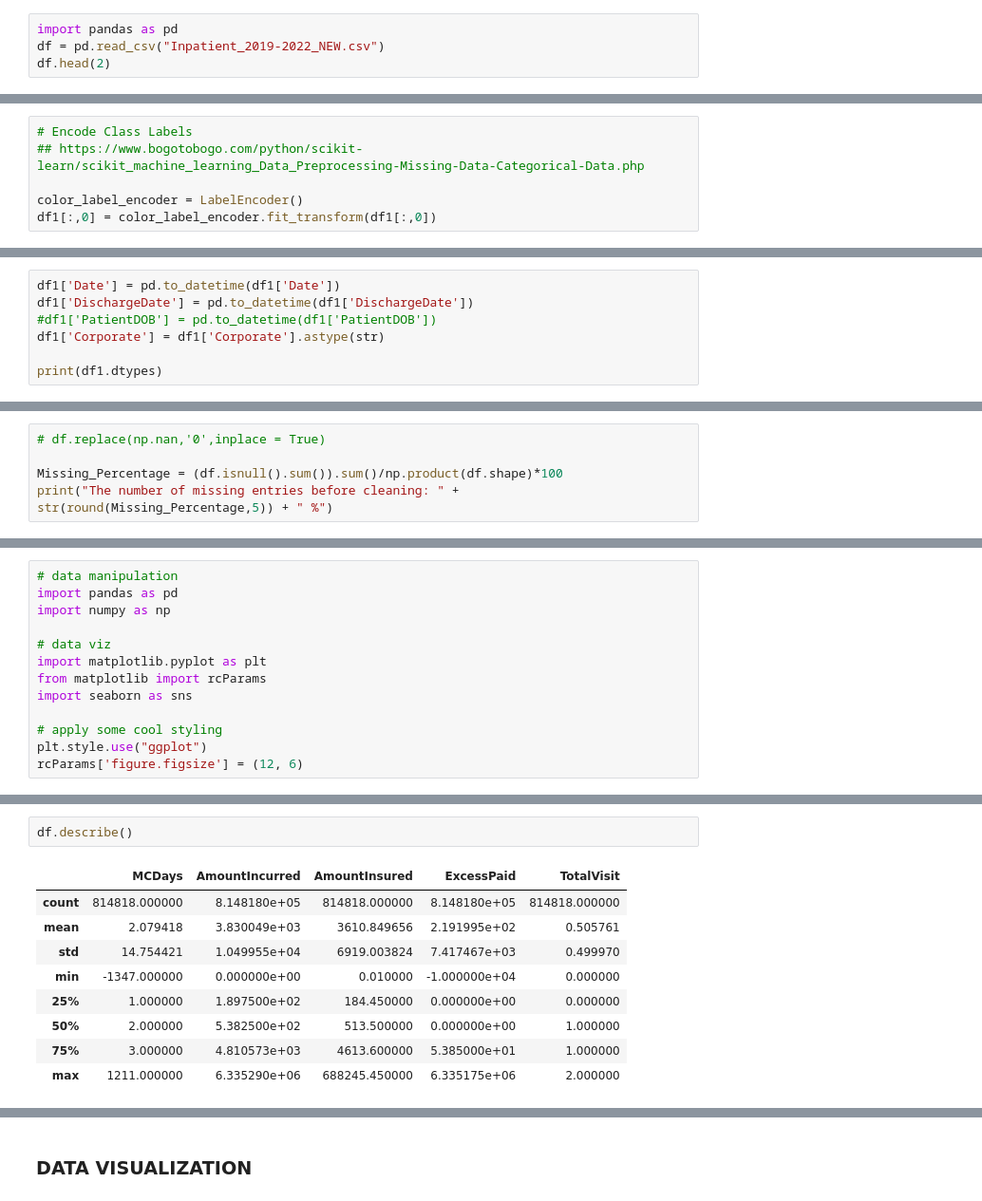
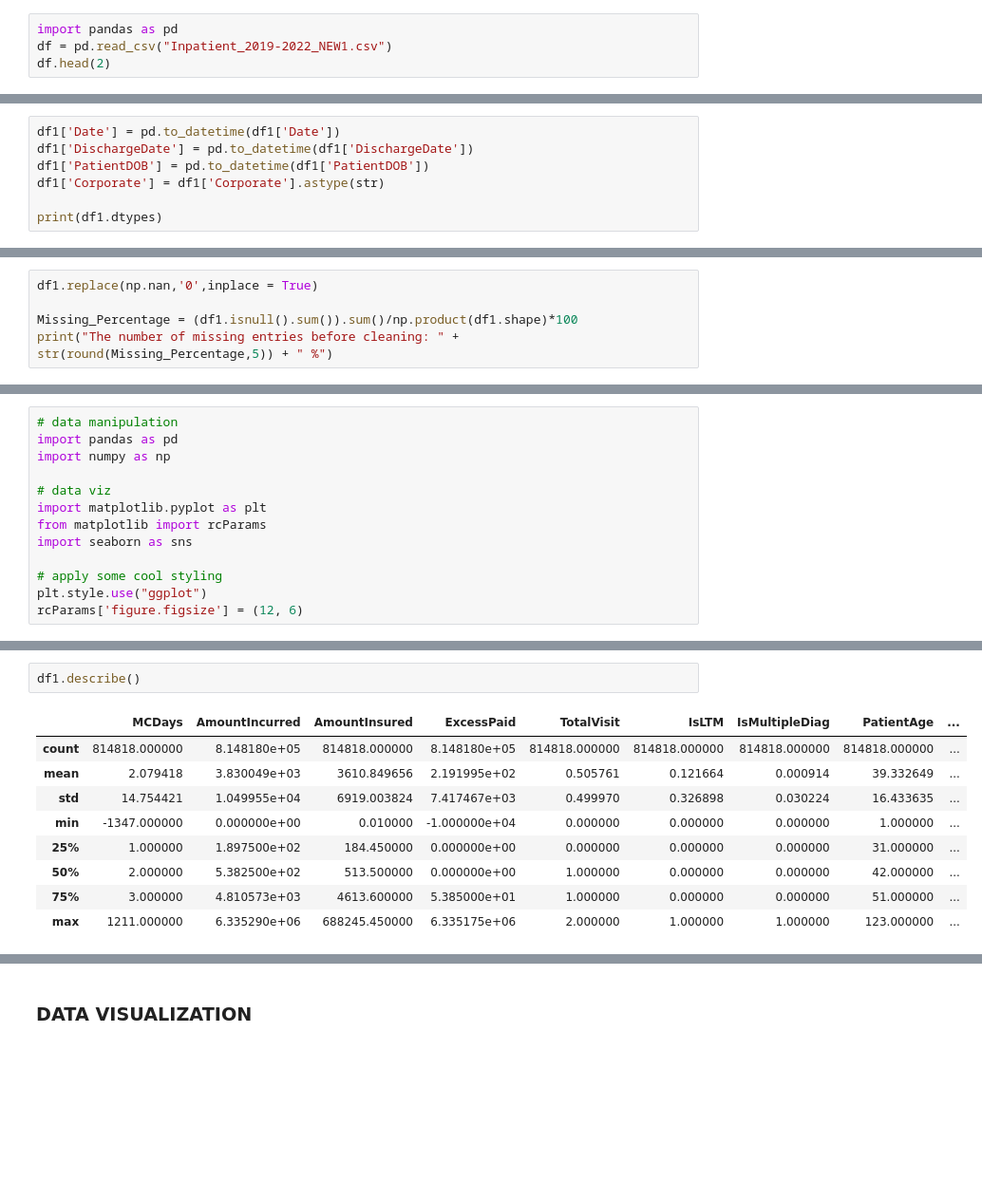
Before and after one commit to AngieChong/Research-Paper, a Jupyter notebook: P2_Prediction_of_Inpatient_Cost.ipynb, the cells around one changed output, grey strips where cells are left out. Shown at 95% size. Cells and saved outputs as stored; diff of their text form; blank space fills up the shorter version.

```diff
--- a/P2_Prediction_of_Inpatient_Cost.ipynb
+++ b/P2_Prediction_of_Inpatient_Cost.ipynb
@@ -17,5 +17,5 @@ User uploaded file "Inpatient_2019-2022_NEW.csv" with length 292638384 bytes
 # %%
 import pandas as pd
-df = pd.read_csv("Inpatient_2019-2022_NEW.csv")
+df = pd.read_csv("Inpatient_2019-2022_NEW1.csv")
 df.head(2)
 # %% [output]
@@ -78,10 +78,4 @@ df1.head(3)
 3 rows × 31 columns
-# %%
-# Encode Class Labels
-## https://www.bogotobogo.com/python/scikit-learn/scikit_machine_learning_Data_Preprocessing-Missing-Data-Categorical-Data.php
-
-color_label_encoder = LabelEncoder()
-df1[:,0] = color_label_encoder.fit_transform(df1[:,0])
 # %% [markdown]
 ### Change Data Types
 # %%
@@ -107,7 +101,7 @@ dtype: object
 # %%
 df1['Date'] = pd.to_datetime(df1['Date'])
 df1['DischargeDate'] = pd.to_datetime(df1['DischargeDate'])
-#df1['PatientDOB'] = pd.to_datetime(df1['PatientDOB'])
+df1['PatientDOB'] = pd.to_datetime(df1['PatientDOB'])
 df1['Corporate'] = df1['Corporate'].astype(str)
 
 print(df1.dtypes)
@@ -254,9 +252,9 @@ df1.MCDays.isnull().sum()
 # %% [output]
 0
 # %%
-# df.replace(np.nan,'0',inplace = True)
+df1.replace(np.nan,'0',inplace = True)
 
-Missing_Percentage = (df.isnull().sum()).sum()/np.product(df.shape)*100
+Missing_Percentage = (df1.isnull().sum()).sum()/np.product(df1.shape)*100
 print("The number of missing entries before cleaning: " + str(round(Missing_Percentage,5)) + " %")
 # %% [output]
 The number of missing entries before cleaning: 0.0 %
@@ -355,14 +353,14 @@ dtypes: datetime64[ns](1), float64(4), int64(2), object(24)
 memory usage: 192.7+ MB
 # %%
-df.describe()
+df1.describe()
 # %% [output]
-|  | MCDays | AmountIncurred | AmountInsured | ExcessPaid | TotalVisit |
-| count | 814818.000000 | 8.148180e+05 | 814818.000000 | 8.148180e+05 | 814818.000000 |
-| mean | 2.079418 | 3.830049e+03 | 3610.849656 | 2.191995e+02 | 0.505761 |
-| std | 14.754421 | 1.049955e+04 | 6919.003824 | 7.417467e+03 | 0.499970 |
-| min | -1347.000000 | 0.000000e+00 | 0.010000 | -1.000000e+04 | 0.000000 |
-| 25% | 1.000000 | 1.897500e+02 | 184.450000 | 0.000000e+00 | 0.000000 |
-| 50% | 2.000000 | 5.382500e+02 | 513.500000 | 0.000000e+00 | 1.000000 |
-| 75% | 3.000000 | 4.810573e+03 | 4613.600000 | 5.385000e+01 | 1.000000 |
-| max | 1211.000000 | 6.335290e+06 | 688245.450000 | 6.335175e+06 | 2.000000 |
+|  | MCDays | AmountIncurred | AmountInsured | ExcessPaid | TotalVisit | IsLTM | IsMultipleDiag | PatientAge | ... |
+| count | 814818.000000 | 8.148180e+05 | 814818.000000 | 8.148180e+05 | 814818.000000 | 814818.000000 | 814818.000000 | 814818.000000 | ... |
+| mean | 2.079418 | 3.830049e+03 | 3610.849656 | 2.191995e+02 | 0.505761 | 0.121664 | 0.000914 | 39.332649 | ... |
+| std | 14.754421 | 1.049955e+04 | 6919.003824 | 7.417467e+03 | 0.499970 | 0.326898 | 0.030224 | 16.433635 | ... |
+| min | -1347.000000 | 0.000000e+00 | 0.010000 | -1.000000e+04 | 0.000000 | 0.000000 | 0.000000 | 1.000000 | ... |
+| 25% | 1.000000 | 1.897500e+02 | 184.450000 | 0.000000e+00 | 0.000000 | 0.000000 | 0.000000 | 31.000000 | ... |
+| 50% | 2.000000 | 5.382500e+02 | 513.500000 | 0.000000e+00 | 1.000000 | 0.000000 | 0.000000 | 42.000000 | ... |
+| 75% | 3.000000 | 4.810573e+03 | 4613.600000 | 5.385000e+01 | 1.000000 | 0.000000 | 0.000000 | 51.000000 | ... |
+| max | 1211.000000 | 6.335290e+06 | 688245.450000 | 6.335175e+06 | 2.000000 | 1.000000 | 1.000000 | 123.000000 | ... |
 # %%
```
Also changed, not shown: parts of 34 cells of this notebook.
